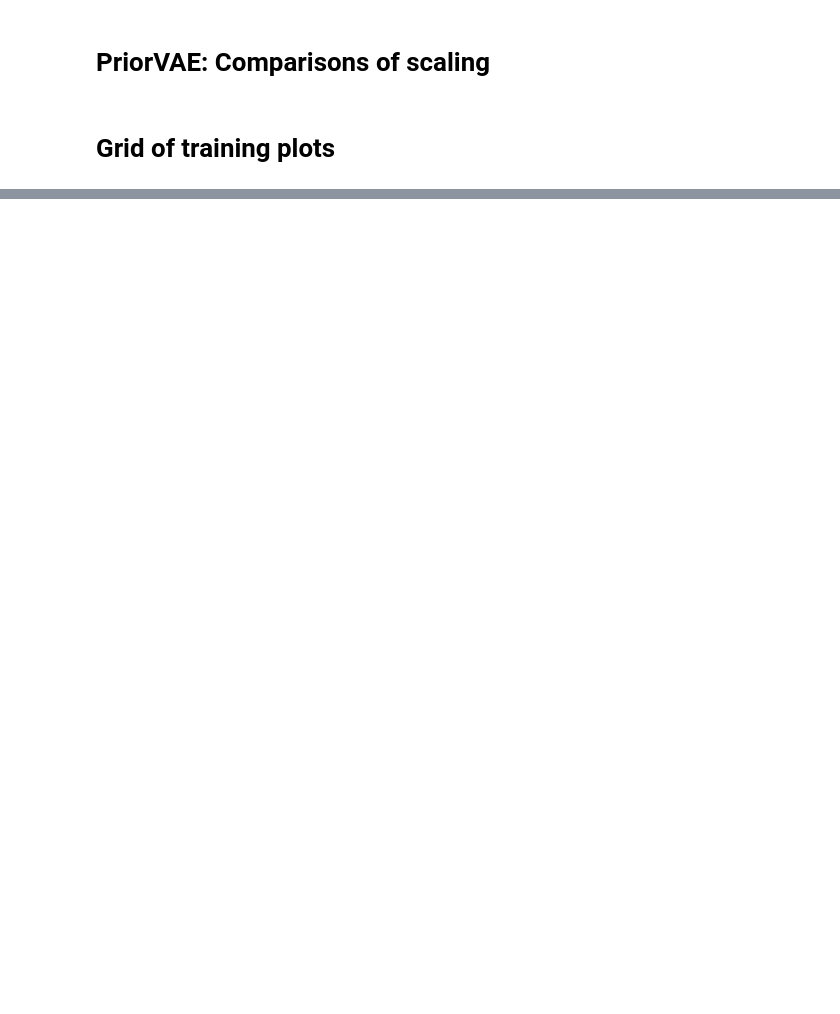
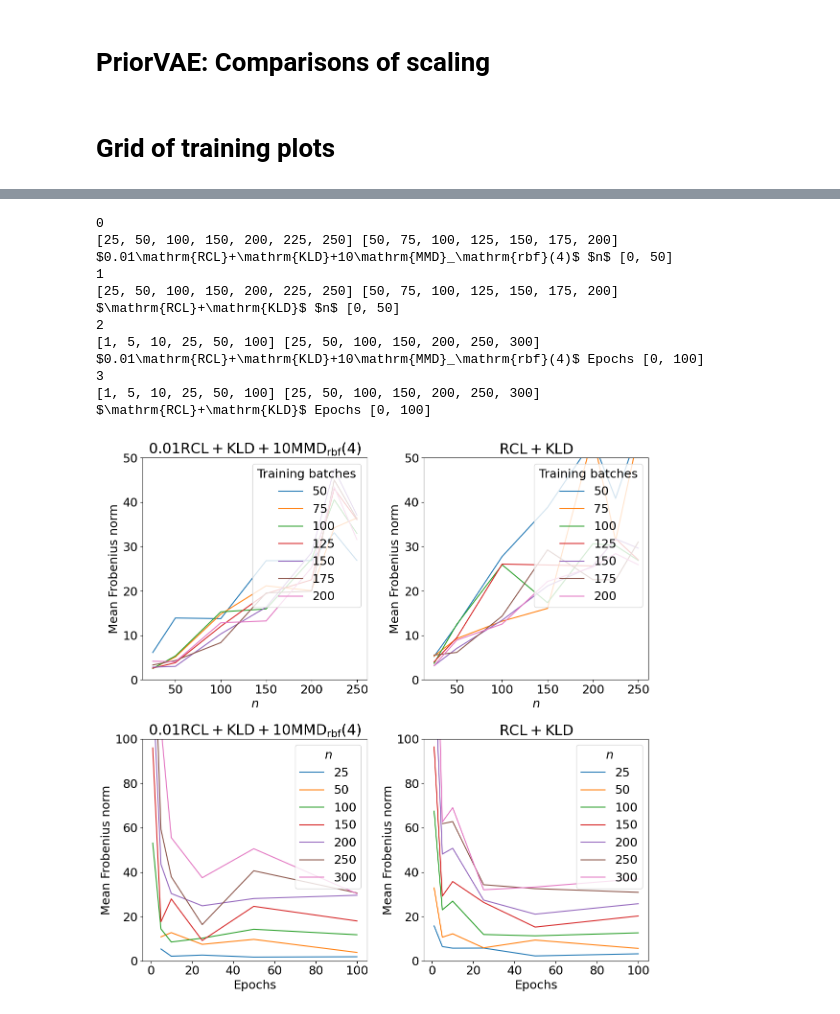
Before and after one commit to mtcairneyleeming/4yp, a Jupyter notebook: 11_scaling_vis.ipynb, the cells around one changed output, grey strips where cells are left out. Saved outputs shown, nothing was run; the diff lists cells and outputs as text; code cells hidden in the pictures; blank space fills up the shorter version.

```diff
--- a/11_scaling_vis.ipynb
+++ b/11_scaling_vis.ipynb
@@ -420,0 +381,53 @@ $0.01\mathrm{RCL}+\mathrm{KLD}+10\mathrm{MMD}_\mathrm{rbf}(4)$ $n$ [0, 0.0255951
+# %%
+choices = [
+    ("exp5", 1, 1, "frobenius", "A", [0,50]),
+    ("exp5", 1, 0, "frobenius", "A", [0,50]),
+    ("exp7", 1, 1, "frobenius", "B", [0,100]),
+    ("exp7", 1, 0, "frobenius", "B", [0,100]),
+]
+
+fig = plt.figure()
+fig.set_size_inches(PAGE_WIDTH, PAGE_WIDTH)
+
+axs = fig.subplots(2, 2)
+
+for i, c in enumerate(choices):
+    times, mask, args, loss_fn = get_experiment_scores(*c[:3])
+    print(i)
+    plot_experiment_scores(times, mask, args, loss_fn, c[3], c[4], plot_ranges=c[5] if len(c)>5 else None, ax=axs.flat[i])
+
+fig.tight_layout()
+
+fig.savefig("./gen_plots/11/composites/compB.pdf")
+
+# 1 -> 4 top lef
+fig.savefig(
+    "./gen_plots/11/composites/compB_topleft.pdf",
+    bbox_inches=Bbox.from_bounds(0, PAGE_WIDTH // 2, PAGE_WIDTH // 2, PAGE_WIDTH // 2),
+)
+fig.savefig(
+    "./gen_plots/11/composites/compB_topright.pdf",
+    bbox_inches=Bbox.from_bounds(PAGE_WIDTH // 2, PAGE_WIDTH // 2, PAGE_WIDTH // 2, PAGE_WIDTH // 2),
+)
+fig.savefig(
+    "./gen_plots/11/composites/compB_bottomleft.pdf",
+    bbox_inches=Bbox.from_bounds(0, 0, PAGE_WIDTH // 2, PAGE_WIDTH // 2),
+)
+fig.savefig(
+    "./gen_plots/11/composites/compB_bottomright.pdf",
+    bbox_inches=Bbox.from_bounds(PAGE_WIDTH // 2, 0, PAGE_WIDTH // 2, PAGE_WIDTH // 2),
+)
+# %% [output]
+0
+[25, 50, 100, 150, 200, 225, 250] [50, 75, 100, 125, 150, 175, 200]
+$0.01\mathrm{RCL}+\mathrm{KLD}+10\mathrm{MMD}_\mathrm{rbf}(4)$ $n$ [0, 50]
+1
+[25, 50, 100, 150, 200, 225, 250] [50, 75, 100, 125, 150, 175, 200]
+$\mathrm{RCL}+\mathrm{KLD}$ $n$ [0, 50]
+2
+[1, 5, 10, 25, 50, 100] [25, 50, 100, 150, 200, 250, 300]
+$0.01\mathrm{RCL}+\mathrm{KLD}+10\mathrm{MMD}_\mathrm{rbf}(4)$ Epochs [0, 100]
+3
+[1, 5, 10, 25, 50, 100] [25, 50, 100, 150, 200, 250, 300]
+$\mathrm{RCL}+\mathrm{KLD}$ Epochs [0, 100]
+[figure, added]
```
Also changed, not shown: parts of 17 cells of this notebook, 7 other files.
